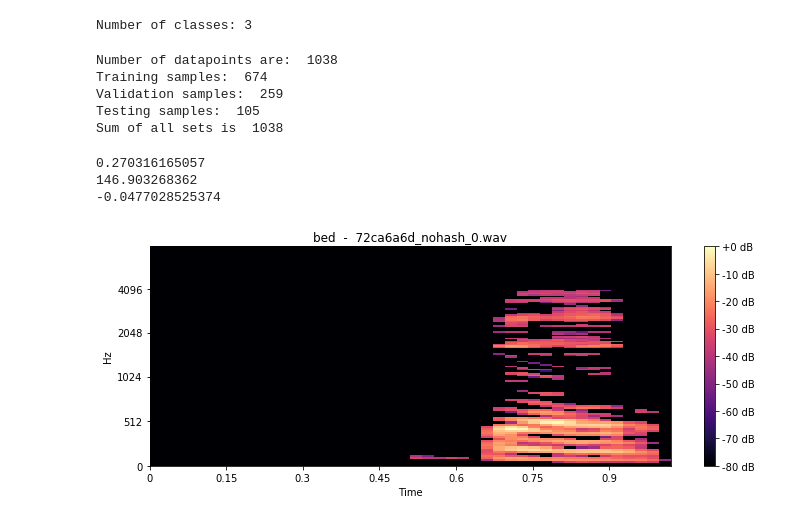
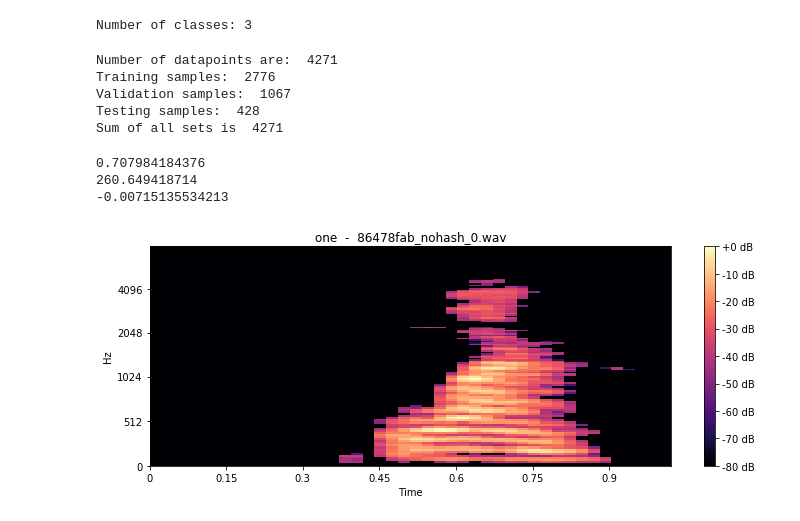
Before and after one commit to otg2/neuralspeech, a Jupyter notebook: MainNotebook.ipynb, the cells around one changed output. Drawn from its saved outputs; the diff is of its cells as text; code cells hidden in the pictures.

Commit message:
Mnist training and fixed main notebook

```diff
--- a/MainNotebook.ipynb
+++ b/MainNotebook.ipynb
@@ -18,7 +18,9 @@ pathToData = os.path.join(cwd, dataPath)
 # bed, bird, cat, dog, down, eight, five, four, go, happy, house, left, marvin, nine, no, off, on, right, seven, sheila
 # six, stop, three, tree, two, up, wow, yes, zero
 
-wordsToTrain = 'bed,cat,dog' #,eight,wow,house,tree,six,nine,sheila'
+#wordsToTrain = 'bed,cat,dog,eight,wow,house,tree,six,nine,sheila'
+# AUDIO MNIST
+wordsToTrain = 'zero,one,two' #,three,four,five,six,seven,eight,nine'
 wordsToTrain_Array = wordsToTrain.split(',')
 
 numberOfClasses = len(wordsToTrain_Array)
@@ -59,7 +61,7 @@ import librosa.display
 # Note - nearly 1700 datapoints for each class.
 # If limit data is used, reduce the number of files by 80%
 limitData = True
-percentOfData = 0.2
+percentOfData = 0.6
 
 dataPoints = len(audioFiles)
 if(limitData):
@@ -82,11 +84,11 @@ print("Sum of all sets is ",trainingSize+validationSize+testingSize)
 #https://blog.francoismaillet.com/epic-celebration/
 #https://stackoverflow.com/questions/42625286/how-to-process-audio-stream-in-realtime
 # %% [output]
-Number of datapoints are:  1038
-Training samples:  674
-Validation samples:  259
-Testing samples:  105
-Sum of all sets is  1038
+Number of datapoints are:  4271
+Training samples:  2776
+Validation samples:  1067
+Testing samples:  428
+Sum of all sets is  4271
 # %%
 def fileToSpectrogram(path, seconds=1):
 
@@ -114,7 +116,7 @@ def plotSpectrogram(spectrogram):
 
 def fileObjectToDataObject(fileObject):
     pathToSoundArray = fileToSpectrogram(fileObject[0])
-    meanOfSound = pathToSoundArray.mean() * 0.15
+    meanOfSound = pathToSoundArray.mean() * 0.01
     pathToSoundArray -= meanOfSound
 
 
@@ -163,16 +165,14 @@ for i in range(testingSize):
 # %%
 print(trainingArray[0]['data'].mean())
 print(trainingArray[0]['data'].max())
 print(trainingArray[0]['data'].min())
 
-test = trainingArray[0]
-
-plotSpectrogram(test)
+plotSpectrogram(trainingArray[333]) # 265
 # %% [output]
-0.270316165057
-146.903268362
--0.0477028525374
+0.707984184376
+260.649418714
+-0.00715135534213
-[figure, old version]
+[figure, new version]
 # %%
 ### NOTE
 
```
Also changed, not shown: parts of 10 cells of this notebook, 1 other file.
